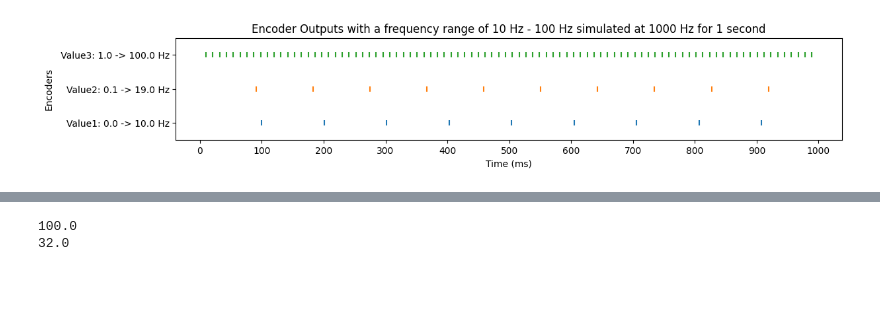
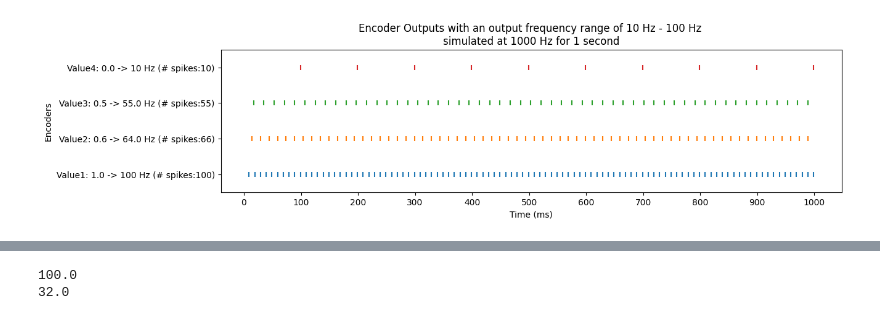
Before and after one commit to rfebbo/SNN_DPE, a Jupyter notebook: demonstration/classification/00_encoder.ipynb, the cells around one changed output, grey strips where cells are left out. Drawn from its saved outputs; the diff is of its cells as text; code cells hidden in the pictures; blank space fills up the shorter version.

```diff
--- a/demonstration/classification/00_encoder.ipynb
+++ b/demonstration/classification/00_encoder.ipynb
@@ -6,47 +1,77 @@ from snn_dpe import Encoder
 # %%
+import matplotlib.pyplot as plt
+import numpy as np
+
+from snn_dpe import Encoder
+
+# this function takes 4 encoders, simulates them for some time, and plots the results (output spikes)
+def simulate_and_plot_enc(e1,e2,e3,e4):
+
+    # simulate for one second and store the fires (encoder outputs)
+    fires1 = []
+    fires2 = []
+    fires3 = []
+    fires4 = []
+    for t in range(sim_f):
+        if e1.update():
+            fires1.append(t)
+
+        if e2.update():
+            fires2.append(t)
+
+        if e3.update():
+            fires3.append(t)
+
+        if e4.update():
+            fires4.append(t)
+
+    fig = plt.subplots(figsize=(13,3))
+    plt.title(f'Encoder Outputs with an output frequency range of {min_f} Hz - {max_f} Hz \nsimulated at {sim_f} Hz for 1 second')
+    e_labels=[
+            f'Value1: {value1} -> {e1.value_f} Hz (# spikes:{len(fires1)})',\
+            f'Value2: {value2} -> {e2.value_f} Hz (# spikes:{len(fires2)})',\
+            f'Value3: {value3} -> {e3.value_f} Hz (# spikes:{len(fires3)})',\
+            f'Value4: {value4} -> {e4.value_f} Hz (# spikes:{len(fires4)})']
+    plt.yticks(ticks=[1, 2, 3, 4], labels=e_labels)
+    plt.ylabel('Encoders')
+    plt.ylim(0.5, 4.5)
+    plt.xlabel('Time (ms)')
+
+    plt.xticks(ticks=range(0, sim_f + 1, 100))
+
+    plt.scatter(fires1, np.ones(len(fires1)) * 1, marker='|')
+    plt.scatter(fires2, np.ones(len(fires2)) * 2, marker='|')
+    plt.scatter(fires3, np.ones(len(fires3)) * 3, marker='|')
+    plt.scatter(fires4, np.ones(len(fires4)) * 4, marker='|')
+    # plt.savefig('../Images/Example_enc.pdf')
+    plt.show()
+
+
+# input values for the encoders
+value1 = 1.0
+value2 = 0.6
+value3 = 0.5
+value4 = 0.0
+
+# min and max output freq of the encoders
 min_f = 10
 max_f = 100
+
+# update rate of the simulation (how often do we check to see if the encoder has a spike or not)
 sim_f = 1000
 
-value1 = 0.0
-value2 = 0.1
-value3 = 1.0
-
+# lets test 4 encoders
 e1 = Encoder(min_f, max_f, sim_f)
-e2 = Encoder(min_f, max_f, sim_f)
-e3 = Encoder(min_f, max_f, sim_f)
+e2 = Encoder(min_f, max_f, sim_f, enc_type='frequency')
+e3 = Encoder(min_f, max_f, sim_f, enc_type='frequency')
+e4 = Encoder(min_f, max_f, sim_f)
 
 e1.set_value(value1)
 e2.set_value(value2)
 e3.set_value(value3)
+e4.set_value(value4)
 
-# simulate for one second
-fires1 = []
-fires2 = []
-fires3 = []
-for t in range(sim_f):
-    if e1.update():
-        fires1.append(t)
+print(e4.fire_period)
 
-    if e2.update():
-        fires2.append(t)
-
-    if e3.update():
-        fires3.append(t)
-
-fig = plt.subplots(figsize=(13,2))
-plt.title(f'Encoder Outputs with a frequency range of {min_f} Hz - {max_f} Hz simulated at {sim_f} Hz for 1 second')
-e_labels=[f'Value1: {value1} -> {e1.value_f} Hz',f'Value2: {value2} -> {e2.value_f} Hz',f' Value3: {value3} -> {e3.value_f} Hz']
-plt.yticks(ticks=[1, 2, 3], labels=e_labels)
-plt.ylabel('Encoders')
-plt.ylim(0.5, 3.5)
-plt.xlabel('Time (ms)')
-
-plt.xticks(ticks=range(0, sim_f + 1, 100))
-
-plt.scatter(fires1, np.ones(len(fires1)) * 1, marker='|')
-plt.scatter(fires2, np.ones(len(fires2)) * 2, marker='|')
-plt.scatter(fires3, np.ones(len(fires3)) * 3, marker='|')
-# plt.savefig('../Images/Example_enc.pdf')
-plt.show()
+simulate_and_plot_enc(e1, e2, e3, e4)
 # %% [output]
@@ -53 +79 @@ plt.show()
-[figure, old version]
+[figure, new version]
```
Also changed, not shown: parts of 6 cells of this notebook, 3 other files.
